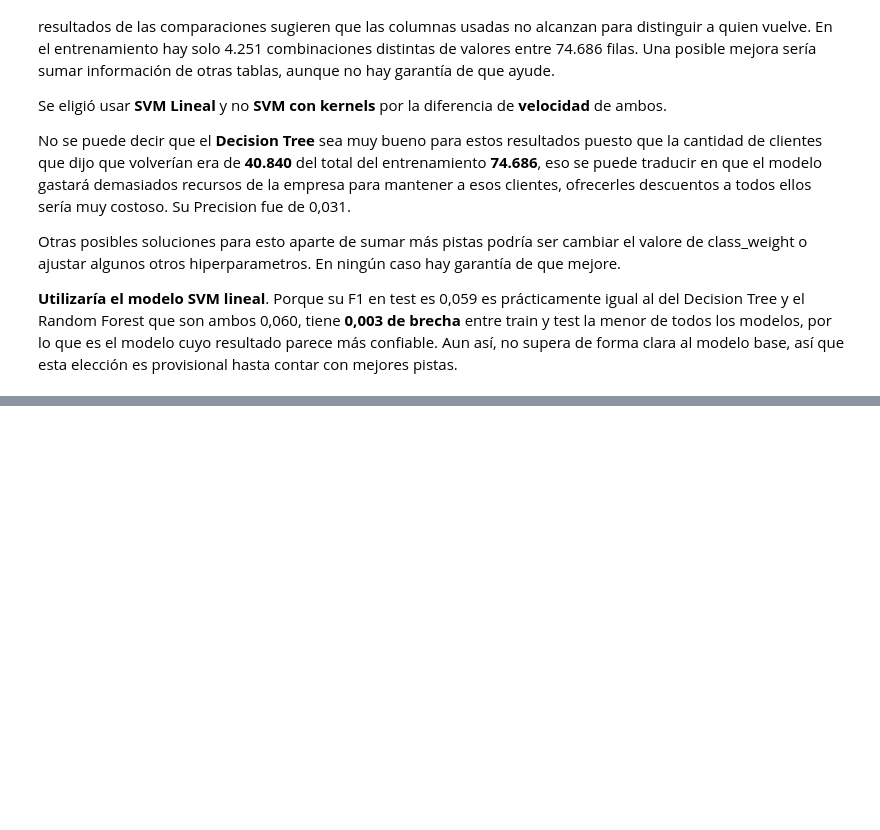
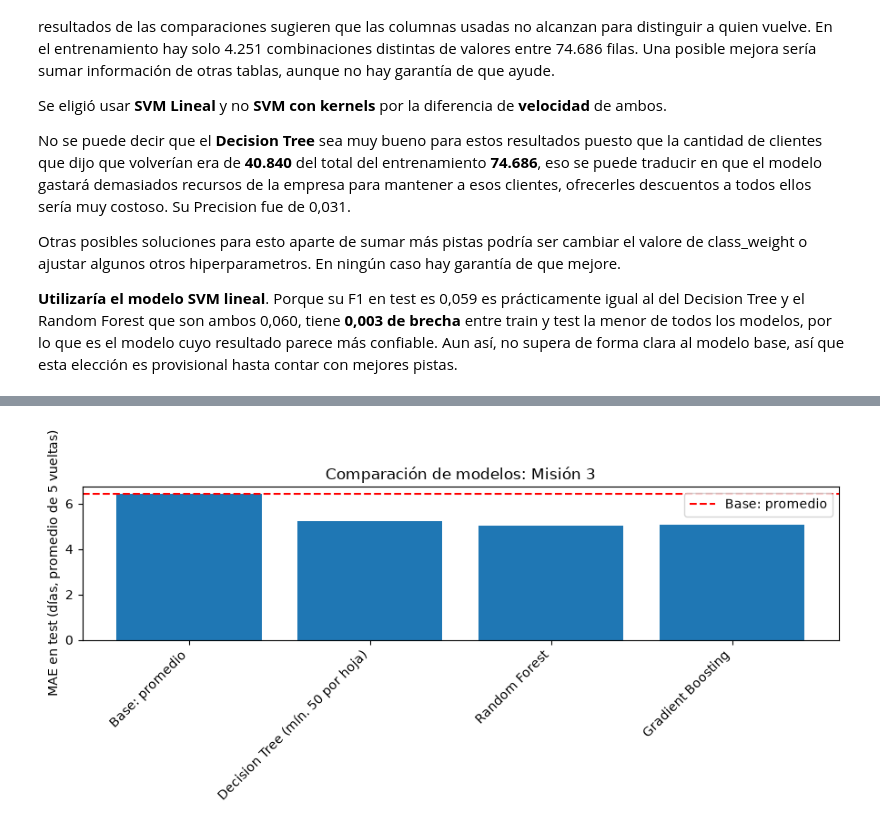
Before and after one commit to CarlosScura/Operacion-Olist, a Jupyter notebook: operacion_olist.ipynb, the cells around one changed output, grey strips where cells are left out. Cells and saved outputs as stored; diff of their text form; code cells hidden in the pictures; blank space fills up the shorter version.

Commit message:
Agrega la misión 3: predicción de días de entrega con Decision Tree, Random Forest y Gradient Boosting, con validación cruzada, tabla comparativa y conclusiones

```diff
--- a/operacion_olist.ipynb
+++ b/operacion_olist.ipynb
@@ -621,0 +869,20 @@ Otras posibles soluciones para esto aparte de sumar más pistas podría ser camb
+# %%
+resultados_m3 = {}
+
+def evaluar_reg(nombre, modelo):
+    pipe = Pipeline([("prep", prep_m3), ("modelo", modelo)])
+    res = cross_validate(pipe, X_train, y_train, cv=5,
+                         scoring=["neg_mean_absolute_error", "neg_root_mean_squared_error", "r2"],
+                         return_train_score=True)
+    resultados_m3[nombre] = {
+        "MAE train": -res["train_neg_mean_absolute_error"].mean(),
+        "MAE test": -res["test_neg_mean_absolute_error"].mean(),
+        "RMSE train": -res["train_neg_root_mean_squared_error"].mean(),
+        "RMSE test": -res["test_neg_root_mean_squared_error"].mean(),
+        "R2 train": res["train_r2"].mean(),
+        "R2 test": res["test_r2"].mean(),
+    }
+    print(nombre)
+    print(pd.Series(resultados_m3[nombre]).round(3))
+
+evaluar_reg("Base: promedio", DummyRegressor(strategy="mean"))
@@ -621,0 +974,6 @@ Otras posibles soluciones para esto aparte de sumar más pistas podría ser camb
+# %%
+nombres = ["Base: promedio", "Decision Tree (mín. 50 por hoja)", "Random Forest", "Gradient Boosting"]
+
+tabla_m3 = pd.DataFrame(resultados_m3).T.loc[nombres]
+tabla_m3["Brecha MAE"] = tabla_m3["MAE test"] - tabla_m3["MAE train"]
+tabla_m3.round(3)
@@ -621,0 +988,14 @@ Otras posibles soluciones para esto aparte de sumar más pistas podría ser camb
+# %%
+base_mae = tabla_m3.loc["Base: promedio", "MAE test"]
+
+plt.figure(figsize=(9, 4))
+plt.bar(tabla_m3.index, tabla_m3["MAE test"])
+plt.axhline(y=base_mae, color="red", linestyle="--", label="Base: promedio")
+plt.xticks(rotation=45, ha="right")
+plt.ylabel("MAE en test (días, promedio de 5 vueltas)")
+plt.title("Comparación de modelos: Misión 3")
+plt.legend()
+plt.tight_layout()
+plt.show()
+# %% [output]
+[figure, added]
```
Also changed, not shown: parts of 51 cells of this notebook.
